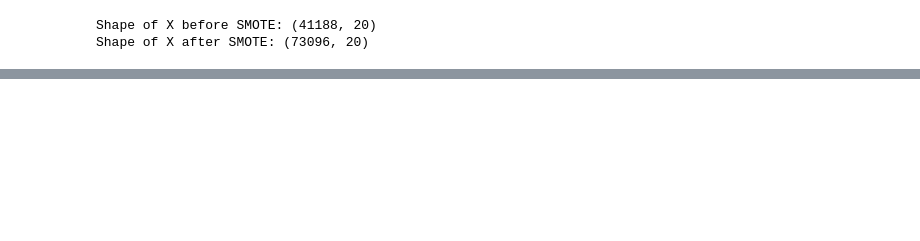
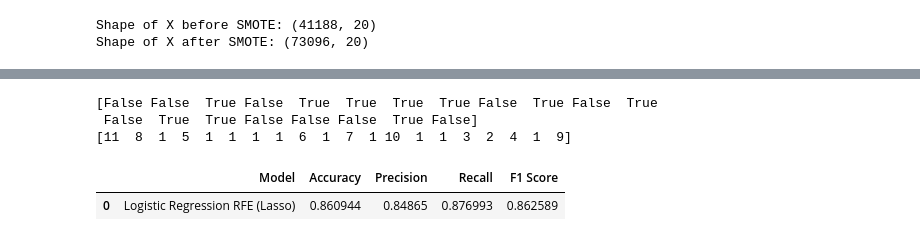
Before and after one commit to nchaudhary1/LogisticRegresion_project, a Jupyter notebook: BK41.ipynb, the cells around one changed output, grey strips where cells are left out. Saved outputs shown, nothing was run; the diff lists cells and outputs as text; code cells hidden in the pictures; blank space fills up the shorter version.

```diff
--- a/BK41.ipynb
+++ b/BK41.ipynb
@@ -673,0 +674,37 @@ sns.heatmap(cm1, annot = True)
+# %%
+#Feature selection
+#Recursive feature elimination
+from sklearn.feature_selection import RFE
+
+#Select best feature
+rfe = RFE(model, n_features_to_select= None)
+rfe = rfe.fit(X_train, Y_train)
+
+#Summarize the selection of the attributes
+print(rfe.support_)
+print(rfe.ranking_)
+# %% [output]
+[False False  True False  True  True  True  True False  True False  True
+ False  True  True False False False  True False]
+[11  8  1  5  1  1  1  1  6  1  7  1 10  1  1  3  2  4  1  9]
+# %%
+from sklearn import model_selection
+from sklearn.linear_model import LogisticRegression
+from sklearn.metrics import accuracy_score, f1_score,recall_score,precision_score, confusion_matrix
+classifier = LogisticRegression(random_state=0)
+classifier.fit(X_train, Y_train)
+
+# Predicting Test Set
+y_pred = classifier.predict(X_test)
+acc = accuracy_score(Y_test, y_pred)
+prec = precision_score(Y_test, y_pred)
+rec = recall_score(Y_test, y_pred)
+f1 = f1_score(Y_test, y_pred)
+
+model_results = pd.DataFrame([['Logistic Regression RFE (Lasso)', acc, prec, rec, f1]],
+               columns = ['Model', 'Accuracy', 'Precision', 'Recall', 'F1 Score'])
+
+model_results
+# %% [output]
+|  | Model | Accuracy | Precision | Recall | F1 Score |
+| 0 | Logistic Regression RFE (Lasso) | 0.860944 | 0.84865 | 0.876993 | 0.862589 |
```
Also changed, not shown: parts of 12 cells of this notebook.
